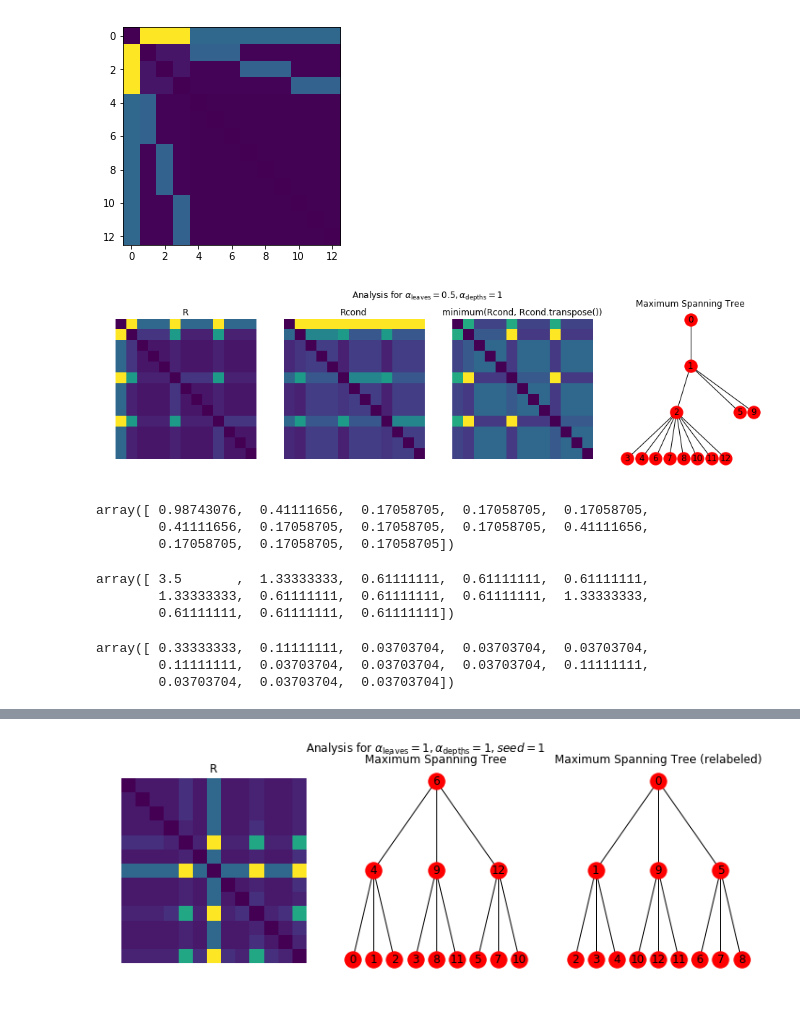
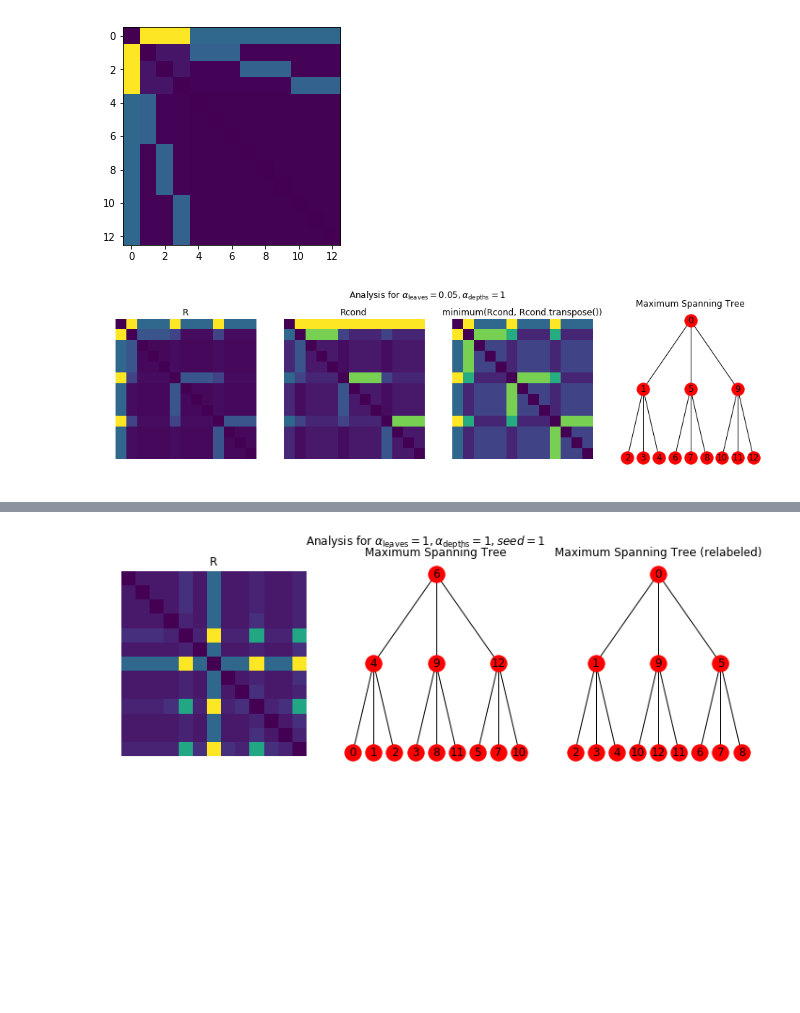
Before and after one commit to aleveren/ucsd-research, a Jupyter notebook: simple-hier-topic-model/topic_cooccurrence.ipynb, the cells around one changed output, grey strips where cells are left out. Cells and saved outputs as stored; diff of their text form; code cells hidden in the pictures; blank space fills up the shorter version.

Commit message:
In topic coocurrence analysis, remove dependence on simulated data generation (do everything directly via simulation parameters)

```diff
--- a/simple-hier-topic-model/topic_cooccurrence.ipynb
+++ b/simple-hier-topic-model/topic_cooccurrence.ipynb
@@ -72,10 +73,12 @@ def calc_cooccurrence_matrix(sim):
     return result
 # %%
-R = calc_cooccurrence_matrix(sim)
-Rp = R - np.diag(np.diag(R))
+R = calc_cooccurrence_matrix(
+    alpha_leaves = 0.01,
+    alpha_depths = 1.0,
+    branching_factors = [3, 3])
 
 fig, ax = plt.subplots()
-plt.imshow(Rp)
+plt.imshow(without_diag(R))
 plt.axis('off');
 # %% [output]
 [figure]
@@ -162,10 +100,0 @@ ax.axis('off');
-# %%
-num_topics = sim.topics_by_index.shape[0]
-count_cooccurrence = np.zeros((num_topics, num_topics))
-node_indices = np.array([sim.docs_aux[i]['node_indices_by_word_slot'] for i in range(len(sim.docs_aux))])
-for doc_index in range(node_indices.shape[0]):
-    i = node_indices[doc_index, 0]
-    j = node_indices[doc_index, 1]
-    count_cooccurrence[i, j] += 1
-coocurrence = count_cooccurrence / np.sum(count_cooccurrence, axis=(0,1))
-coocurrence_alt = coocurrence - np.diag(np.diag(coocurrence))
@@ -308,3 +155,8 @@ def bfs_layout(G, sources=None, spacing=(1.0, 1.0), center=(0.0, 0.0)):
         pos.update(current_pos)
         cumulative_width += width + spacing[0]
     return pos
+# %%
+g = to_weighted_graph(-R)
+tree = nx.algorithms.minimum_spanning_tree(g)
+print("Maximum spanning tree:")
+print(tree.edges())
@@ -467,15 +266,9 @@ import ipywidgets as ipw
 # %%
 def demo(alpha_leaves, alpha_depths):
-    sim = SimData(
-        branching_factors = [3, 3],
-        num_docs = 100000,
-        doc_length = 2,
-        topic_sharpness = 20,
+    R = calc_cooccurrence_matrix(
         alpha_leaves = alpha_leaves,
         alpha_depths = alpha_depths,
-        heavy_words_per_topic = 2,
-    )
-    R = calc_cooccurrence_matrix(sim)
+        branching_factors = [3, 3])
     Rcond = R / R.sum(axis=0, keepdims=True)
     Rcondp = np.minimum(Rcond, Rcond.T)
     graph = nx.from_numpy_array(Rcondp)
@@ -497,9 +290,9 @@ def demo(alpha_leaves, alpha_depths):
     ax[3].set_title("Maximum Spanning Tree")
     fig.suptitle(r"Analysis for $\alpha_\mathrm{{leaves}} = {}, \alpha_\mathrm{{depths}} = {}$".format(alpha_leaves, alpha_depths))
 # %%
-demo(alpha_leaves = 0.5, alpha_depths = 1)
+demo(alpha_leaves = 0.05, alpha_depths = 1)
 # %% [output]
-[figure, old version]
+[figure, new version]
 # %%
 # ipw.interact(
 #     demo,
@@ -511,21 +301,3 @@ def entropy(X):
-# %%
-entropy(R)
-# %% [output]
-array([ 0.98743076,  0.41111656,  0.17058705,  0.17058705,  0.17058705,
-        0.41111656,  0.17058705,  0.17058705,  0.17058705,  0.41111656,
-        0.17058705,  0.17058705,  0.17058705])
-# %%
-Rcond.sum(axis=1)
-# %% [output]
-array([ 3.5       ,  1.33333333,  0.61111111,  0.61111111,  0.61111111,
-        1.33333333,  0.61111111,  0.61111111,  0.61111111,  1.33333333,
-        0.61111111,  0.61111111,  0.61111111])
-# %%
-R.sum(axis=0)
-# %% [output]
-array([ 0.33333333,  0.11111111,  0.03703704,  0.03703704,  0.03703704,
-        0.11111111,  0.03703704,  0.03703704,  0.03703704,  0.11111111,
-        0.03703704,  0.03703704,  0.03703704])
 # %%
 perm = np.random.permutation(R.shape[0])
 perm
```
Also changed, not shown: parts of 45 cells of this notebook.
